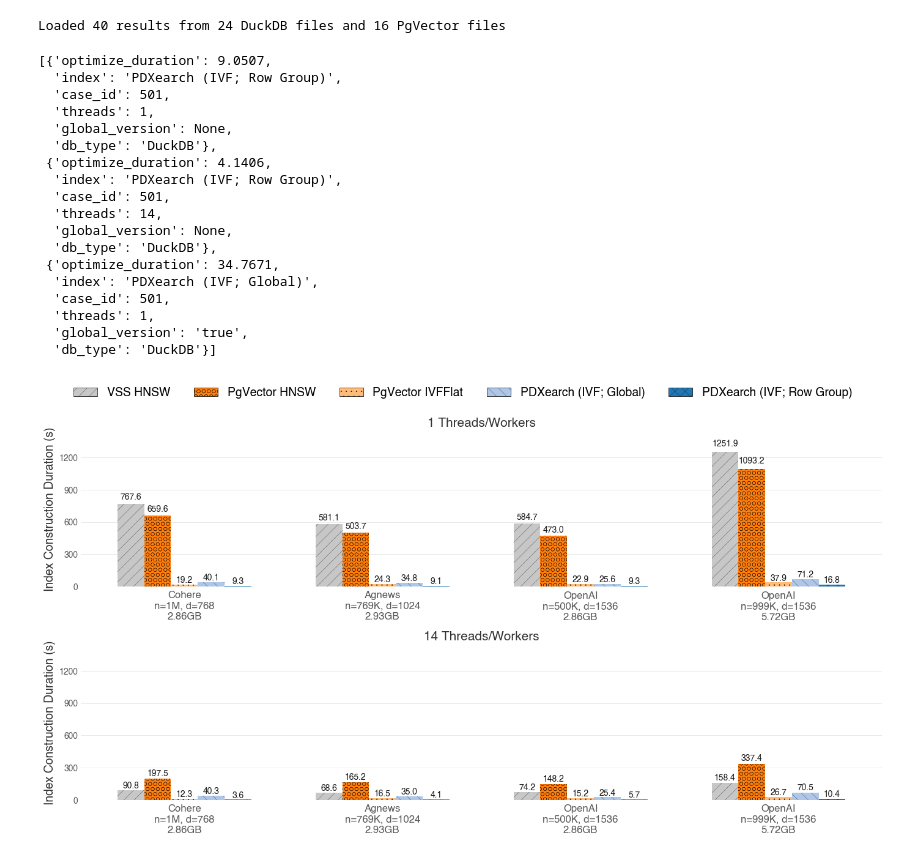
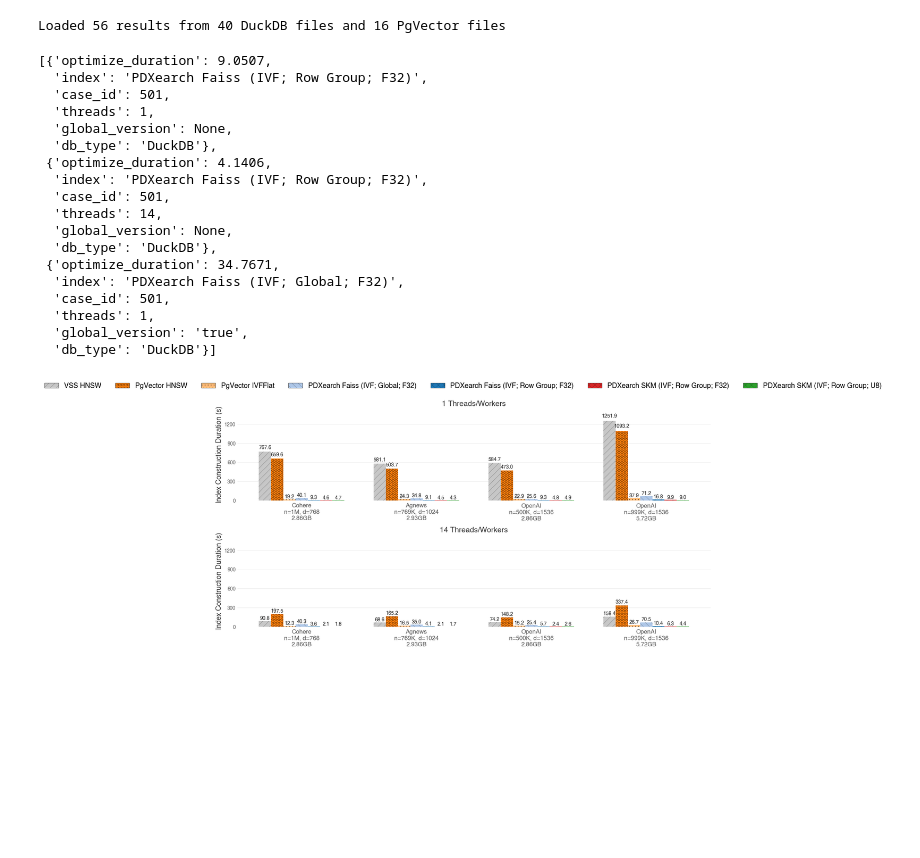
Before and after one commit to Noorts/vss-benchmarks, a Jupyter notebook: analysis/index_creation.ipynb, the cells around one changed output. Drawn from its saved outputs; the diff is of its cells as text; code cells hidden in the pictures; blank space fills up the shorter version.

Commit message:
feat: add index creation Faiss vs. SKM comparison

```diff
--- a/analysis/index_creation.ipynb
+++ b/analysis/index_creation.ipynb
@@ -9,6 +9,8 @@ import numpy as np
 # 1. Load all result JSONs from both DuckDB and PgVector directories
 # ---------------------------------------------------------------------------
 records = []
+
+PDXEARCH_NEW_COMMIT = "5f162f5"
 
 # Load DuckDB results
 duckdb_results_dir = pathlib.Path("../experiments/results/index_creation/DuckDB")
@@ -24,18 +26,27 @@ for path in duckdb_json_files:
         db_case_cfg = task_cfg["db_case_config"]
         case_cfg = task_cfg["case_config"]
 
-        # Parse db_label JSON to get global_version
+        # Parse db_label JSON to get global_version and pdxearch commit
         db_label = json.loads(db_cfg.get("db_label", "{}"))
         global_version = db_label.get("global_version", None)
+        pdxearch_commit = db_label.get("pdxearch", None)
+        is_new_pdxearch = pdxearch_commit == PDXEARCH_NEW_COMMIT
 
         # Transform index names for display purposes
         index_name = db_case_cfg["index"]
         if index_name == "HNSW":
             index_name = "VSS HNSW"
         elif index_name == "PDXEARCH" and global_version is not None:
-            index_name = "PDXearch (IVF; Global)"
+            if is_new_pdxearch:
+                index_name = "PDXearch SKM (IVF; Global; F32)"
+            else:
+                index_name = "PDXearch Faiss (IVF; Global; F32)"
         elif index_name == "PDXEARCH":
-            index_name = "PDXearch (IVF; Row Group)"
+            if is_new_pdxearch:
+                quant = db_case_cfg.get("index_quantization_type", "f32").upper()
+                index_name = f"PDXearch SKM (IVF; Row Group; {quant})"
+            else:
+                index_name = "PDXearch Faiss (IVF; Row Group; F32)"
 
         records.append({
             "optimize_duration": metrics["optimize_duration"],
@@ -82,21 +93,21 @@ for path in pgvector_json_files:
 print(f"Loaded {len(records)} results from {len(duckdb_json_files)} DuckDB files and {len(pgvector_json_files)} PgVector files")
 records[:3]
 # %% [output]
-Loaded 40 results from 24 DuckDB files and 16 PgVector files
+Loaded 56 results from 40 DuckDB files and 16 PgVector files
 [{'optimize_duration': 9.0507,
-  'index': 'PDXearch (IVF; Row Group)',
+  'index': 'PDXearch Faiss (IVF; Row Group; F32)',
   'case_id': 501,
   'threads': 1,
   'global_version': None,
   'db_type': 'DuckDB'},
  {'optimize_duration': 4.1406,
-  'index': 'PDXearch (IVF; Row Group)',
+  'index': 'PDXearch Faiss (IVF; Row Group; F32)',
   'case_id': 501,
   'threads': 14,
   'global_version': None,
   'db_type': 'DuckDB'},
  {'optimize_duration': 34.7671,
-  'index': 'PDXearch (IVF; Global)',
+  'index': 'PDXearch Faiss (IVF; Global; F32)',
   'case_id': 501,
   'threads': 1,
   'global_version': 'true',
@@ -213,8 +224,17 @@ def format_dataset_label(dataset_name: str) -> str:
     return f"{name}\nn={n_label}, d={dim}\n{size_gb}GB"
 
 # Define the desired index ordering within each thread group:
-# VSS → PgVector HNSW → PgVector IVFFlat → PDXearch (IVF; Global) → PDXearch (IVF; Row Group)
-INDEX_ORDER = ["VSS HNSW", "PgVector HNSW", "PgVector IVFFlat", "PDXearch (IVF; Global)", "PDXearch (IVF; Row Group)"]
+# VSS → PgVector HNSW → PgVector IVFFlat → PDXearch (old) → PDXearch SKM F32 → PDXearch SKM U8
+INDEX_ORDER = [
+    "VSS HNSW",
+    "PgVector HNSW",
+    "PgVector IVFFlat",
+    "PDXearch Faiss (IVF; Global; F32)",
+    "PDXearch Faiss (IVF; Row Group; F32)",
+    "PDXearch SKM (IVF; Global; F32)",
+    "PDXearch SKM (IVF; Row Group; F32)",
+    "PDXearch SKM (IVF; Row Group; U8)",
+]
 
 # Group records: dataset → thread_count → index_type → list of durations
 grouped: dict[str, dict[int, dict[str, list[float]]]] = {
@@ -234,16 +254,22 @@ except (AttributeError, KeyError):
     cmap = plt.cm.get_cmap('tab20')
 index_colors = {
     "VSS HNSW": cmap(15),
-    "PDXearch (IVF; Global)": cmap(1),
-    "PDXearch (IVF; Row Group)": cmap(0),
+    "PDXearch Faiss (IVF; Global; F32)": cmap(1),
+    "PDXearch Faiss (IVF; Row Group; F32)": cmap(0),
+    "PDXearch SKM (IVF; Global; F32)": cmap(7),
+    "PDXearch SKM (IVF; Row Group; F32)": cmap(6),
+    "PDXearch SKM (IVF; Row Group; U8)": cmap(4),
     "PgVector HNSW": cmap(2),
     "PgVector IVFFlat": cmap(3),
 }
 
 index_hatches = {
     "VSS HNSW": "//",
-    "PDXearch (IVF; Global)": "\\\\",
-    "PDXearch (IVF; Row Group)": "/\\/\\",  # Cross pattern
+    "PDXearch Faiss (IVF; Global; F32)": "\\\\",
+    "PDXearch Faiss (IVF; Row Group; F32)": "/\\/\\",
+    "PDXearch SKM (IVF; Global; F32)": "\\\\",
+    "PDXearch SKM (IVF; Row Group; F32)": "/\\/\\",
+    "PDXearch SKM (IVF; Row Group; U8)": "xx",
     "PgVector HNSW": "OO",
     "PgVector IVFFlat": "..",
 }
@@ -340,31 +366,31 @@ for ax_idx, target_threads in enumerate([1, 14]):
     ax.spines['top'].set_visible(False)
     ax.spines['right'].set_visible(False)
     ax.spines['left'].set_visible(False)
     ax.spines['bottom'].set_visible(False)
 
     # Y-axis limits and locator (use same limits as graph 1)
     ax.set_ylim(0, shared_max_y)
     ax.yaxis.set_major_locator(MaxNLocator(nbins=5))
 
     ax.tick_params(axis='y', colors=tick_fonts_color)
     ax.tick_params(axis='both', length=0)
     ax.tick_params(axis='x', pad=5)  # Increase spacing between x-axis labels and axis
 
 # Shared legend - create handles for all index types
 from matplotlib.patches import Patch
 legend_handles = []
 legend_labels = []
 for index_type in all_index_types:
     color = index_colors.get(index_type, "#808080")
     hatch = index_hatches.get(index_type, "")
     legend_handles.append(Patch(facecolor=color, hatch=hatch, edgecolor='black', linewidth=0.5))
     legend_labels.append(index_type)
 
 fig.legend(legend_handles, legend_labels, loc="upper center", ncol=len(legend_labels),
           frameon=False, fontsize=label_fontsize, bbox_to_anchor=(0.5, 1.02))
 
 fig.tight_layout(rect=[0, 0, 1, 0.95])
 # plt.show()
 plt.savefig("index_creation.png", dpi=300, bbox_inches='tight')
 # %% [output]
-[figure, old version]
+[figure, new version]
```
Also changed, not shown: 17 other files.
